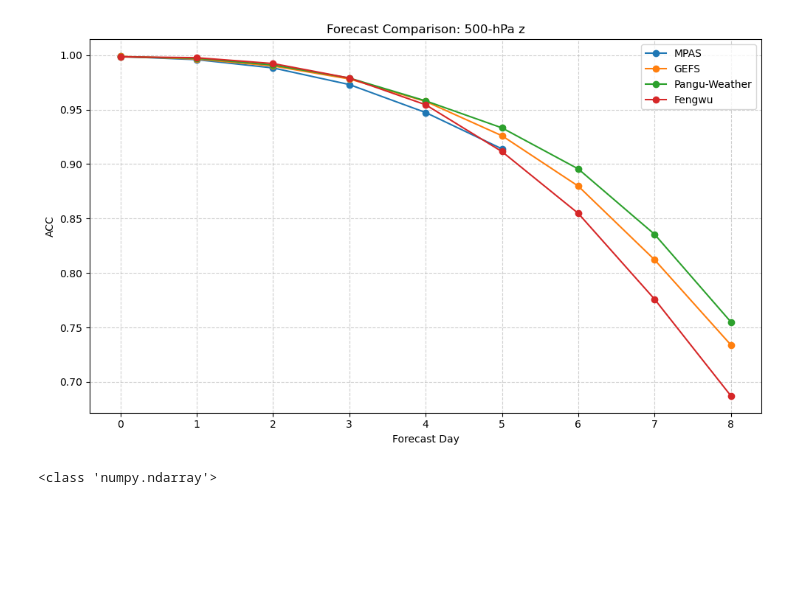
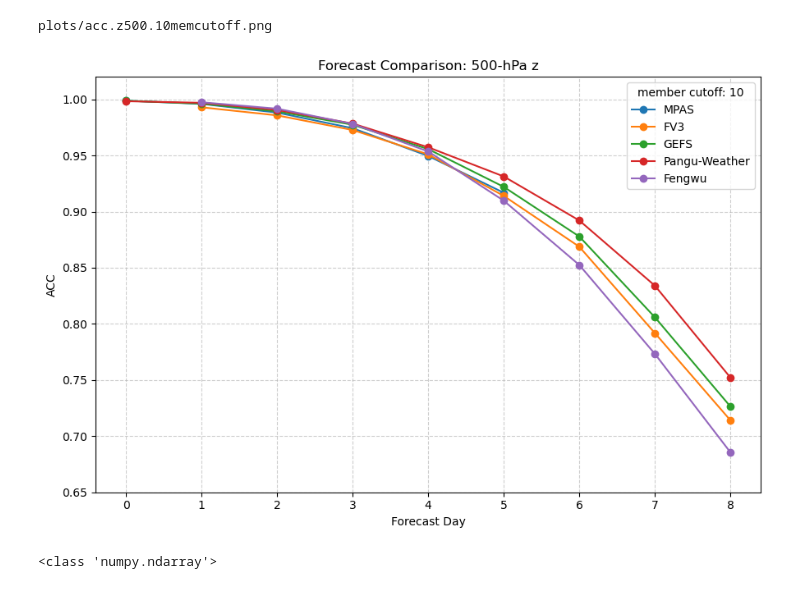
Before and after one commit to ahijevyc/ldmason_hwt, a Jupyter notebook: misc.ipynb, the cells around one changed output. Saved outputs shown, nothing was run; the diff lists cells and outputs as text; code cells hidden in the pictures; blank space fills up the shorter version.

```diff
--- a/misc.ipynb
+++ b/misc.ipynb
@@ -68,18 +82,9 @@ if shortName == "z":
 # Apply the geographic selection to each dataset and re-assign it to the original variable
 geographic_sel = dict(latitude=slice(60, 20), longitude=slice(220, 300))
 # hwt_mask is a LambertConf grid within geographic_sel. Trim others to mpas hwt interp domain
-hwt_0p25mask = xr.open_dataarray("hwt_0.25deg_mask.nc")
-hwt_0p5mask = xr.open_dataarray("hwt_0.5deg_mask.nc")
-ds_mpas = ds_mpas.sel(geographic_sel).where(hwt_0p25mask).load()
-ds_gefs = ds_gefs.sel(geographic_sel).where(hwt_0p5mask).load()
-ds_pangu = ds_pangu.sel(geographic_sel).where(hwt_0p25mask).load()
-ds_fengwu = ds_fengwu.sel(geographic_sel).where(hwt_0p25mask).load()
-truth = truth.sel(geographic_sel).where(hwt_0p25mask).load()
-
-# fill in forecast_hour=0 in fengwu with forecast_hour=0 in pangu
-# drop "valid_time" coordinate or DTypePromotionError
-# tried xr.Dataset.combine_first instead of xr.concat but had troubles
-if 0 not in ds_fengwu.forecast_hour:
-    ds_fengwu = xr.concat(
-        [ds_pangu.sel(forecast_hour=0), ds_fengwu], dim="forecast_hour"
-    )
+ds_mpas = ds_mpas.sel(geographic_sel).where(mask0p25).load()
+ds_fv3 = ds_fv3.sel(geographic_sel).where(mask0p25).load()
+ds_gefs = ds_gefs.sel(geographic_sel).where(mask0p5).load()
+ds_pangu = ds_pangu.sel(geographic_sel).where(mask0p25).load()
+ds_fengwu = ds_fengwu.sel(geographic_sel).where(mask0p25).load()
+truth = truth.sel(geographic_sel).where(mask0p25).load()
@@ -103,7 +91,8 @@ Data variables:
 # %%
 climo_var = {"z": "hgt", "t": "air"}
 climo = xr.open_dataset(
-    f"/glade/work/ahijevyc/share/ACC/{climo_var[shortName]}.day.ltm.1981-2010.nc"
+    f"/glade/work/ahijevyc/share/ACC/{climo_var[shortName]}.day.ltm.1981-2010.nc",
+    decode_times=xr.coders.CFDatetimeCoder(use_cftime=True),
 ).rename({"lat": "latitude", "lon": "longitude"})
 # Create the regridding tool
 regridder = xe.Regridder(
@@ -179,48 +148,56 @@ Attributes:
 # %%
 # Create a single figure and axes object
-fig, ax = plt.subplots(figsize=(10, 6))
+fig, ax = plt.subplots(figsize=(9, 6))
+
+member_cutoff = 10
 
 # Loop through each model to calculate and plot its ACC
 for ds_model, title in zip(
-    [ds_mpas, ds_gefs, ds_pangu, ds_fengwu], ["MPAS", "GEFS", "Pangu-Weather", "Fengwu"]
+    [ds_mpas, ds_fv3, ds_gefs, ds_pangu, ds_fengwu], ["MPAS", "FV3", "GEFS", "Pangu-Weather", "Fengwu"]
 ):
 
+
+    ds_model = ds_model.sel(number=slice(None, member_cutoff))
     # Calculate the anomaly
     anom = ds_model.groupby("valid_time.dayofyear") - ds_climo
 
     # Calculate the Anomaly Correlation Coefficient (ACC)
     acc = xr.corr(
         anom[shortName].mean(dim="number"),
         anom_truth[shortName].sel(valid_time=anom.valid_time),
         dim=["latitude", "longitude", "initialization_time"],
     )
 
     # Convert forecast_hour to days for the x-axis
     acc = acc.assign_coords(day=acc.forecast_hour / 24)
 
     # Plot the ACC line on the single axes, using the model title as the label
     acc.plot.line(ax=ax, x="day", marker="o", label=title)
 
 # --- Configure the final plot ---
 
 # Set a single title for the chart
 ax.set_title(f"Forecast Comparison: {isobaricInhPa}-hPa {shortName}")
 
 # Set labels for the axes
 ax.set_ylabel(f"ACC")
 ax.set_xlabel("Forecast Day")
 
+ax.set_ylim(bottom=0.65, top=1.02)
+
 # Add a grid and a legend
 ax.grid(True, linestyle="--", alpha=0.6)
-ax.legend()
+ax.legend(title=f"member cutoff: {member_cutoff}")
 
 # Adjust layout to prevent labels from overlapping
 plt.tight_layout()
 
-# Display the plot
-plt.show()
+ofile=f"plots/acc.{shortName}{isobaricInhPa}.{member_cutoff}memcutoff.png"
+fig.savefig(ofile)
+print(ofile)
 # %% [output]
+plots/acc.z500.10memcutoff.png
-[figure, old version]
+[figure, new version]
 # %%
 interp1d(range(len(a), fp, fill_value="extrapolate")
 # %% [output]
```
Also changed, not shown: parts of 6 cells of this notebook, 2 other files.
